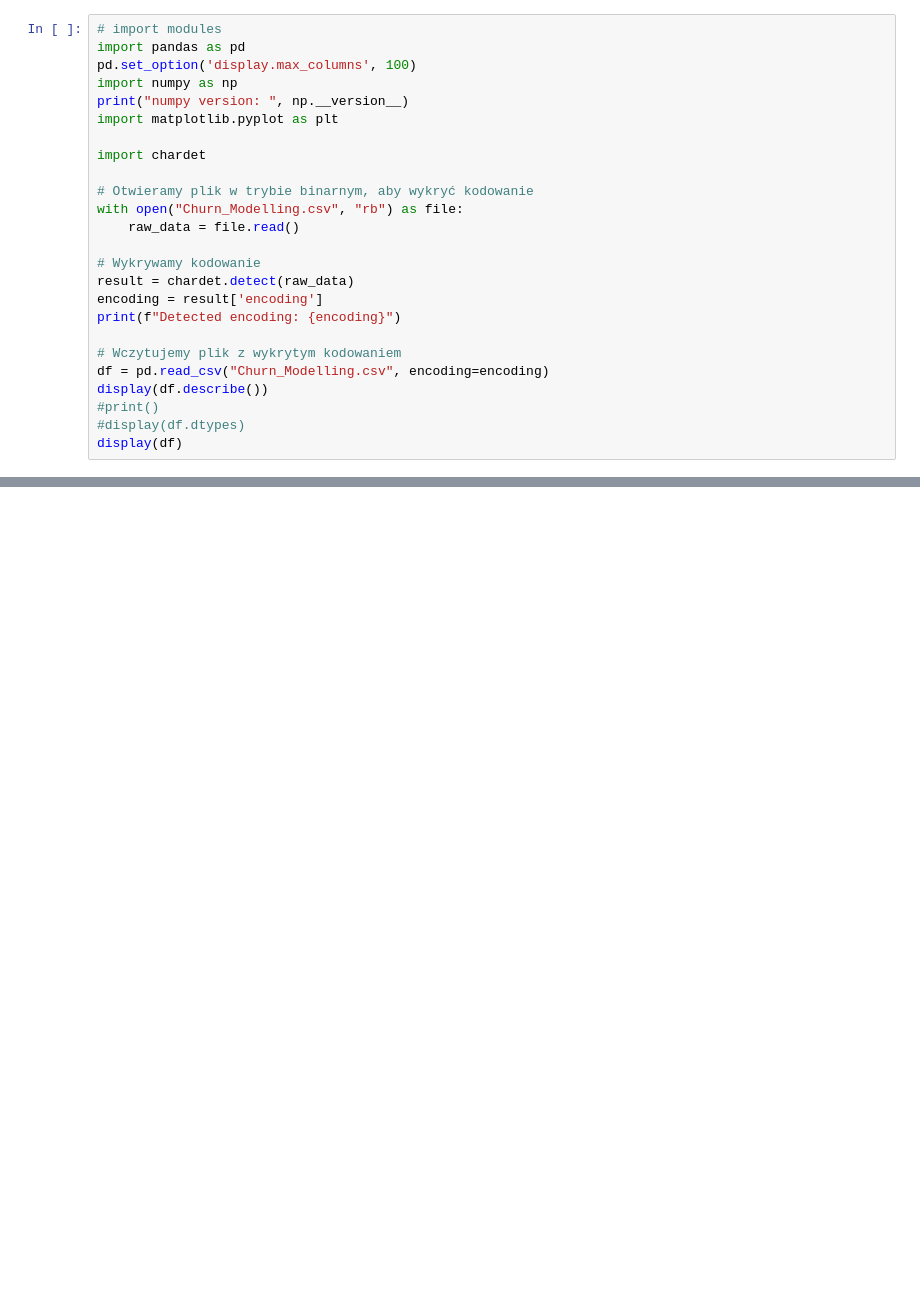
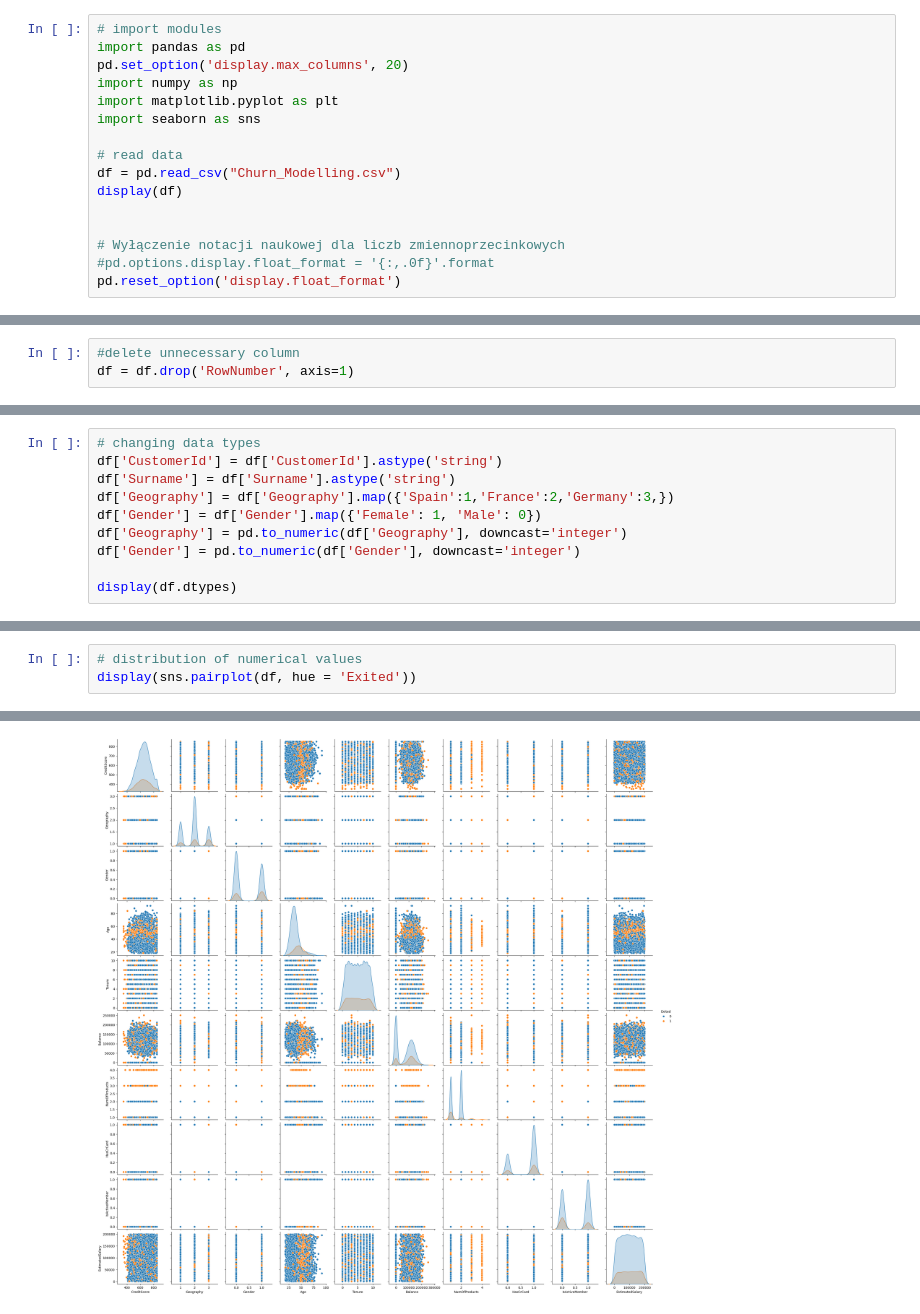
Before and after one commit to M-Grzymowicz/Banking-Customer-Churn---Analysis-and-Prediction, a Jupyter notebook: banking.ipynb, the cells around one changed output, grey strips where cells are left out. Saved outputs shown, nothing was run; the diff lists cells and outputs as text; blank space fills up the shorter version.

Commit message:
first version of EDA before split

```diff
--- a/banking.ipynb
+++ b/banking.ipynb
@@ -3,26 +1,17 @@ Test
 # %%
 # import modules
 import pandas as pd
-pd.set_option('display.max_columns', 100)
+pd.set_option('display.max_columns', 20)
 import numpy as np
-print("numpy version: ", np.__version__)
 import matplotlib.pyplot as plt
+import seaborn as sns
 
-import chardet
+# read data
+df = pd.read_csv("Churn_Modelling.csv")
+display(df)
 
-# Otwieramy plik w trybie binarnym, aby wykryć kodowanie
-with open("Churn_Modelling.csv", "rb") as file:
-    raw_data = file.read()
 
-# Wykrywamy kodowanie
-result = chardet.detect(raw_data)
-encoding = result['encoding']
-print(f"Detected encoding: {encoding}")
-
-# Wczytujemy plik z wykrytym kodowaniem
-df = pd.read_csv("Churn_Modelling.csv", encoding=encoding)
-display(df.describe())
-#print()
-#display(df.dtypes)
-display(df)
+# Wyłączenie notacji naukowej dla liczb zmiennoprzecinkowych
+#pd.options.display.float_format = '{:,.0f}'.format
+pd.reset_option('display.float_format')
 # %% [output]
@@ -52,0 +31,3 @@ Detected encoding: ascii
+# %%
+#delete unnecessary column
+df = df.drop('RowNumber', axis=1)
@@ -52,0 +52,10 @@ Detected encoding: ascii
+# %%
+# changing data types
+df['CustomerId'] = df['CustomerId'].astype('string')
+df['Surname'] = df['Surname'].astype('string')
+df['Geography'] = df['Geography'].map({'Spain':1,'France':2,'Germany':3,})
+df['Gender'] = df['Gender'].map({'Female': 1, 'Male': 0})
+df['Geography'] = pd.to_numeric(df['Geography'], downcast='integer')
+df['Gender'] = pd.to_numeric(df['Gender'], downcast='integer')
+
+display(df.dtypes)
@@ -52,0 +202,4 @@ Detected encoding: ascii
+# %%
+# distribution of numerical values
+display(sns.pairplot(df, hue = 'Exited'))
+# %% [output]
@@ -52,0 +207 @@ Detected encoding: ascii
+[figure, added]
```
Also changed, not shown: parts of 16 cells of this notebook.
